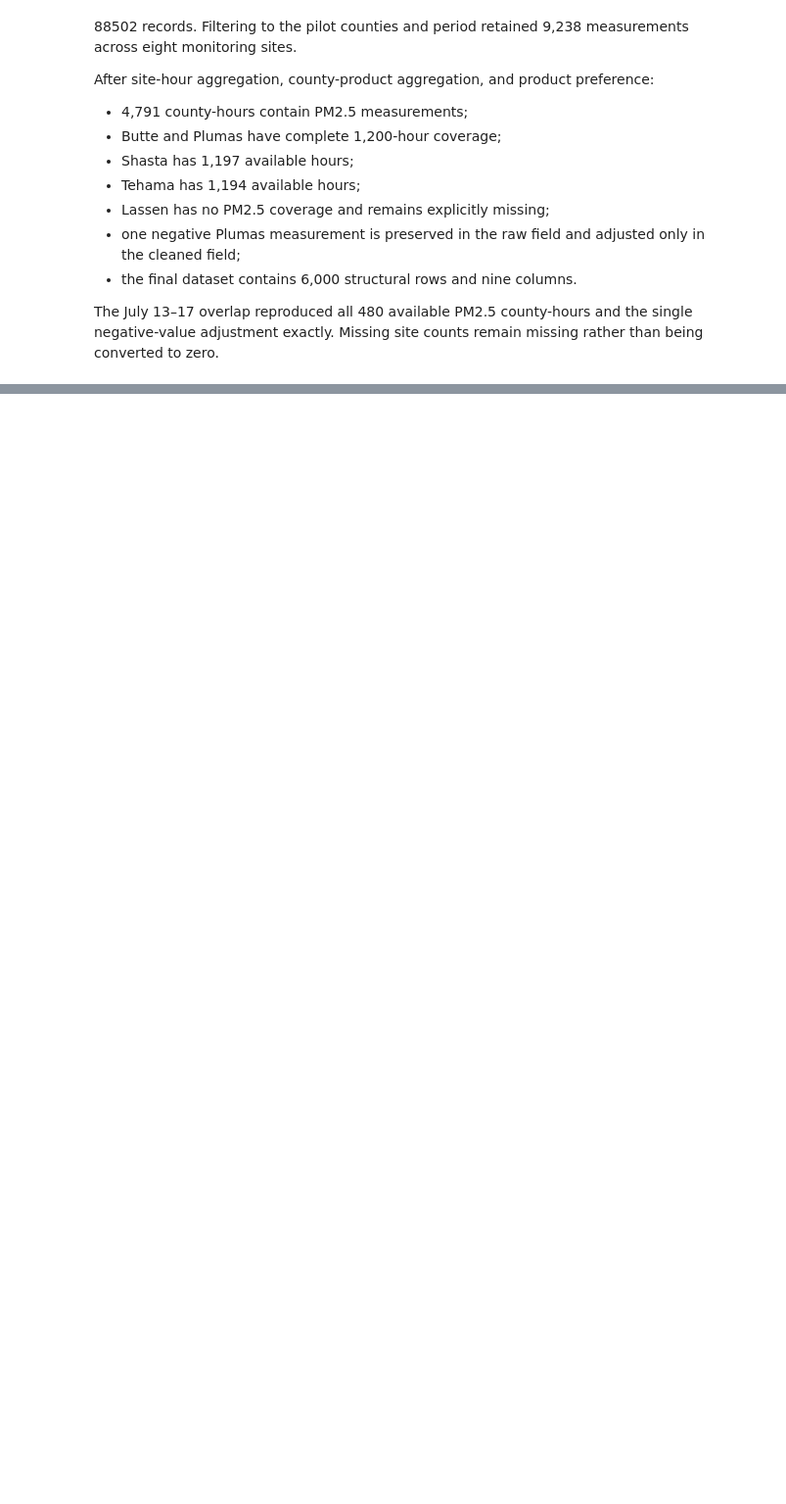
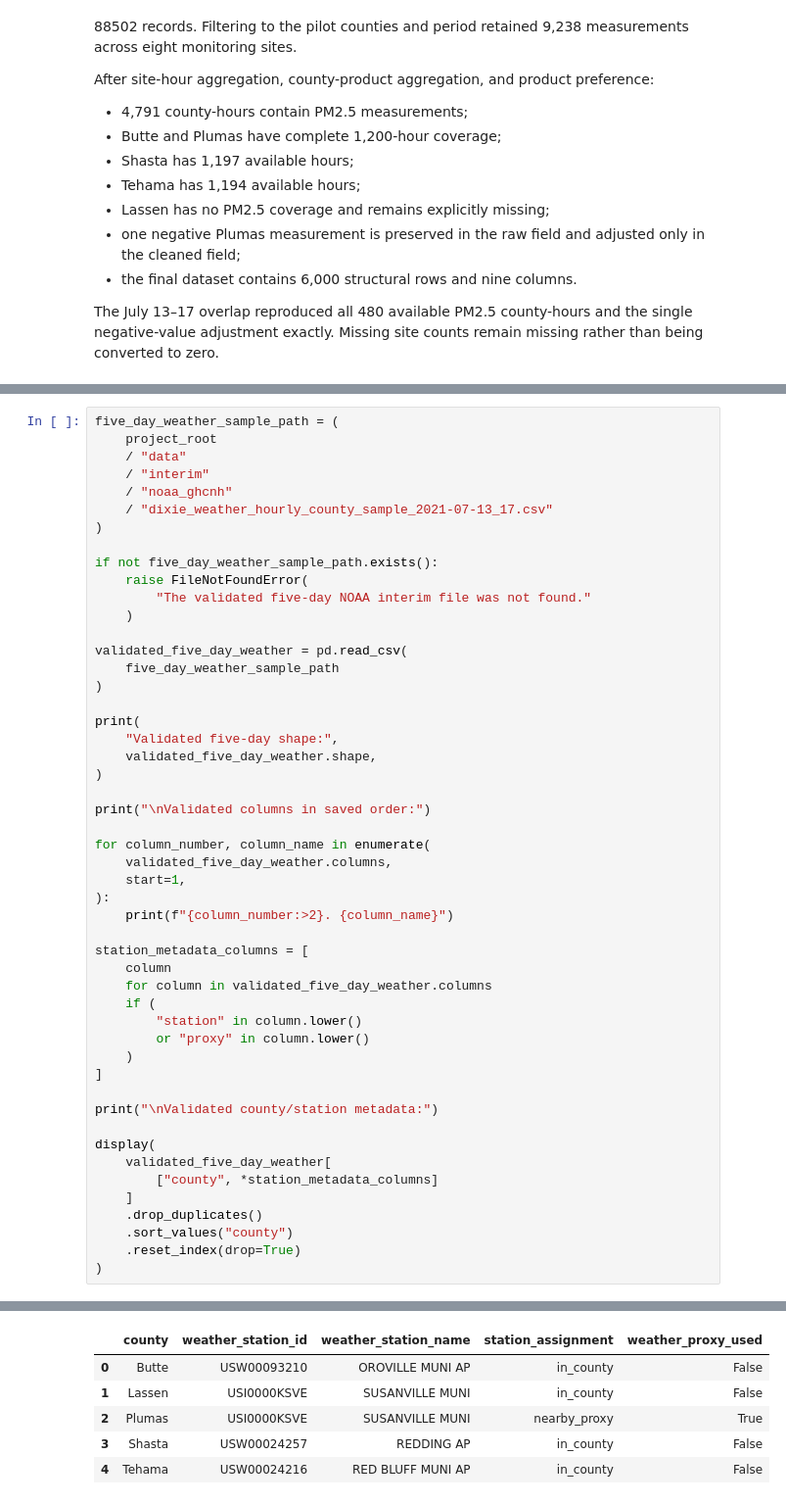
Before and after one commit to varunavy/smokewatch-replay, a Jupyter notebook: notebooks/01_full_period_pipeline.ipynb, the cells around one changed output, grey strips where cells are left out. Shown at 98% size. Cells and saved outputs as stored; diff of their text form; blank space fills up the shorter version.

```diff
--- a/notebooks/01_full_period_pipeline.ipynb
+++ b/notebooks/01_full_period_pipeline.ipynb
@@ -2119,0 +2956,51 @@ The July 13–17 overlap reproduced all 480 available PM2.5 county-hours and the
+# %%
+five_day_weather_sample_path = (
+    project_root
+    / "data"
+    / "interim"
+    / "noaa_ghcnh"
+    / "dixie_weather_hourly_county_sample_2021-07-13_17.csv"
+)
+
+if not five_day_weather_sample_path.exists():
+    raise FileNotFoundError(
+        "The validated five-day NOAA interim file was not found."
+    )
+
+validated_five_day_weather = pd.read_csv(
+    five_day_weather_sample_path
+)
+
+print(
+    "Validated five-day shape:",
+    validated_five_day_weather.shape,
+)
+
+print("\nValidated columns in saved order:")
+
+for column_number, column_name in enumerate(
+    validated_five_day_weather.columns,
+    start=1,
+):
+    print(f"{column_number:>2}. {column_name}")
+
+station_metadata_columns = [
+    column
+    for column in validated_five_day_weather.columns
+    if (
+        "station" in column.lower()
+        or "proxy" in column.lower()
+    )
+]
+
+print("\nValidated county/station metadata:")
+
+display(
+    validated_five_day_weather[
+        ["county", *station_metadata_columns]
+    ]
+    .drop_duplicates()
+    .sort_values("county")
+    .reset_index(drop=True)
+)
+# %% [output]
@@ -2119,0 +3026,6 @@ The July 13–17 overlap reproduced all 480 available PM2.5 county-hours and the
+|  | county | weather_station_id | weather_station_name | station_assignment | weather_proxy_used |
+| 0 | Butte | USW00093210 | OROVILLE MUNI AP | in_county | False |
+| 1 | Lassen | USI0000KSVE | SUSANVILLE MUNI | in_county | False |
+| 2 | Plumas | USI0000KSVE | SUSANVILLE MUNI | nearby_proxy | True |
+| 3 | Shasta | USW00024257 | REDDING AP | in_county | False |
+| 4 | Tehama | USW00024216 | RED BLUFF MUNI AP | in_county | False |
```
Also changed, not shown: parts of 12 cells of this notebook.
